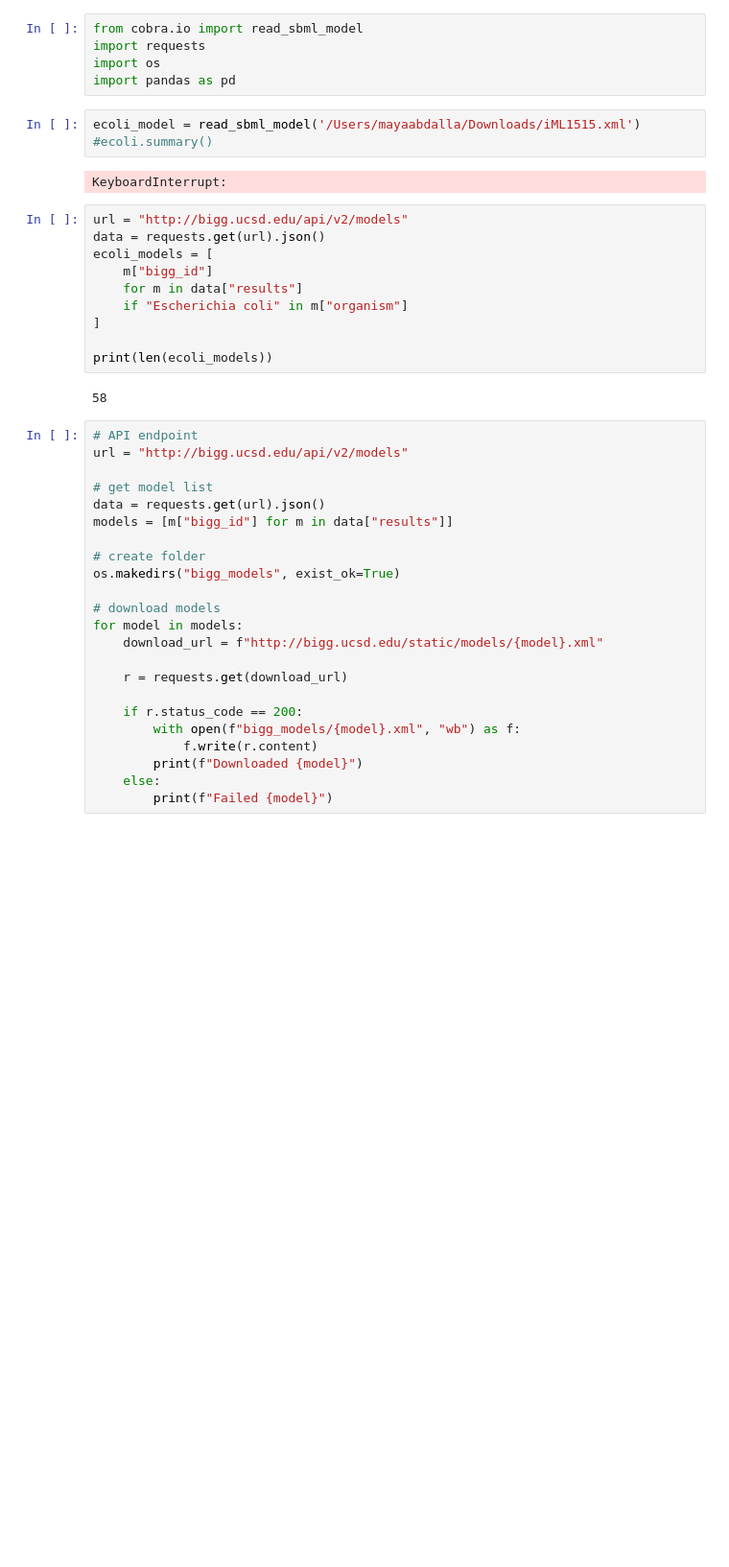
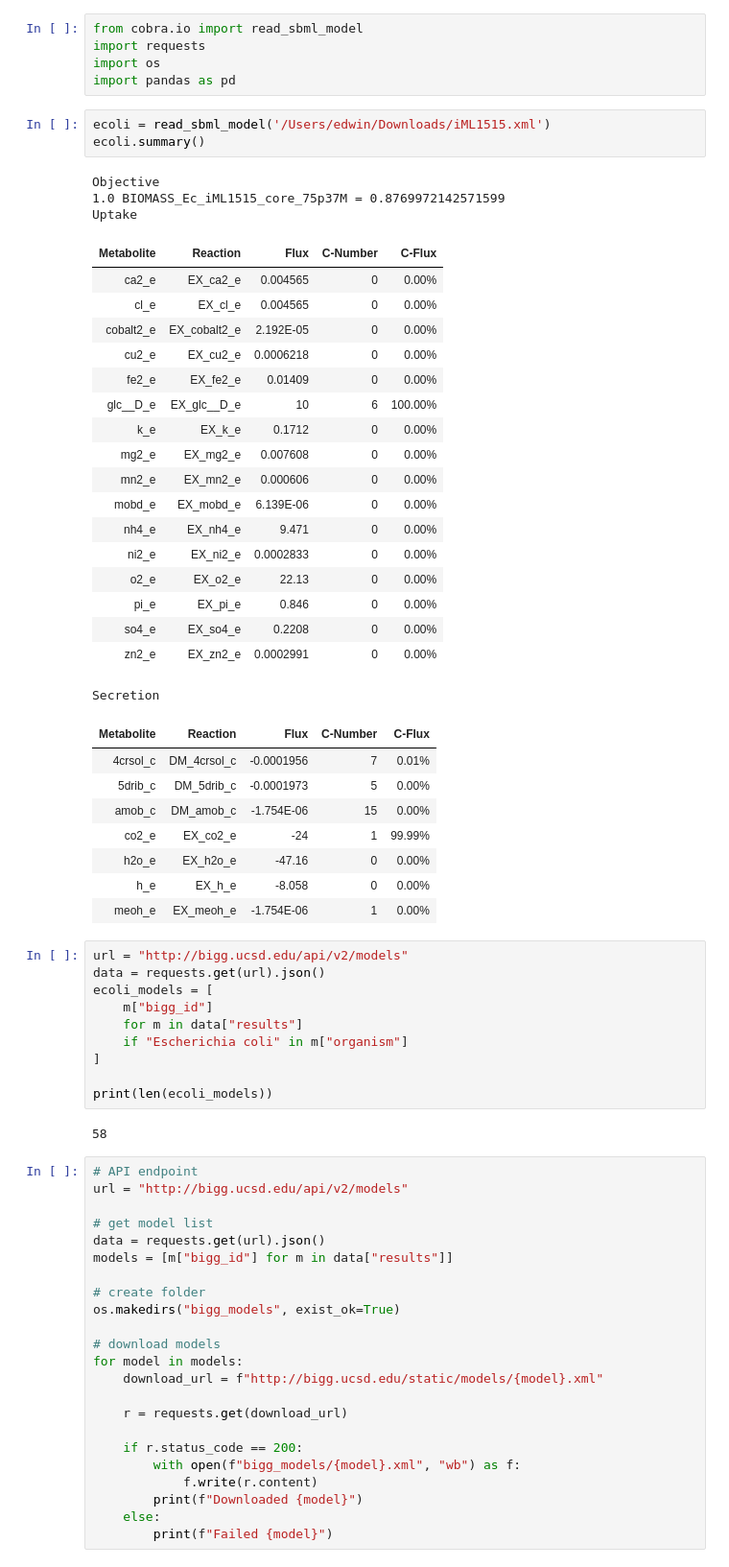
Before and after one commit to vivarium-collective/string-analysis-ecoliGEM, a Jupyter notebook: model_investigation.ipynb, the cells around one changed output. Shown at 96% size. Saved outputs shown, nothing was run; the diff lists cells and outputs as text; blank space fills up the shorter version.

```diff
--- a/model_investigation.ipynb
+++ b/model_investigation.ipynb
@@ -4,10 +4,38 @@ import requests
 import os
 import pandas as pd
 # %%
-ecoli_model = read_sbml_model('/Users/mayaabdalla/Downloads/iML1515.xml')
-#ecoli.summary()
+ecoli = read_sbml_model('/Users/edwin/Downloads/iML1515.xml')
+ecoli.summary()
 # %% [output]
-KeyboardInterrupt:
+Objective
+1.0 BIOMASS_Ec_iML1515_core_75p37M = 0.8769972142571599
+Uptake
+| Metabolite | Reaction | Flux | C-Number | C-Flux |
+| ca2_e | EX_ca2_e | 0.004565 | 0 | 0.00% |
+| cl_e | EX_cl_e | 0.004565 | 0 | 0.00% |
+| cobalt2_e | EX_cobalt2_e | 2.192E-05 | 0 | 0.00% |
+| cu2_e | EX_cu2_e | 0.0006218 | 0 | 0.00% |
+| fe2_e | EX_fe2_e | 0.01409 | 0 | 0.00% |
+| glc__D_e | EX_glc__D_e | 10 | 6 | 100.00% |
+| k_e | EX_k_e | 0.1712 | 0 | 0.00% |
+| mg2_e | EX_mg2_e | 0.007608 | 0 | 0.00% |
+| mn2_e | EX_mn2_e | 0.000606 | 0 | 0.00% |
+| mobd_e | EX_mobd_e | 6.139E-06 | 0 | 0.00% |
+| nh4_e | EX_nh4_e | 9.471 | 0 | 0.00% |
+| ni2_e | EX_ni2_e | 0.0002833 | 0 | 0.00% |
+| o2_e | EX_o2_e | 22.13 | 0 | 0.00% |
+| pi_e | EX_pi_e | 0.846 | 0 | 0.00% |
+| so4_e | EX_so4_e | 0.2208 | 0 | 0.00% |
+| zn2_e | EX_zn2_e | 0.0002991 | 0 | 0.00% |
+Secretion
+| Metabolite | Reaction | Flux | C-Number | C-Flux |
+| 4crsol_c | DM_4crsol_c | -0.0001956 | 7 | 0.01% |
+| 5drib_c | DM_5drib_c | -0.0001973 | 5 | 0.00% |
+| amob_c | DM_amob_c | -1.754E-06 | 15 | 0.00% |
+| co2_e | EX_co2_e | -24 | 1 | 99.99% |
+| h2o_e | EX_h2o_e | -47.16 | 0 | 0.00% |
+| h_e | EX_h_e | -8.058 | 0 | 0.00% |
+| meoh_e | EX_meoh_e | -1.754E-06 | 1 | 0.00% |
 # %%
 url = "http://bigg.ucsd.edu/api/v2/models"
 data = requests.get(url).json()
```
Also changed, not shown: parts of 10 cells of this notebook, 1 other file.
